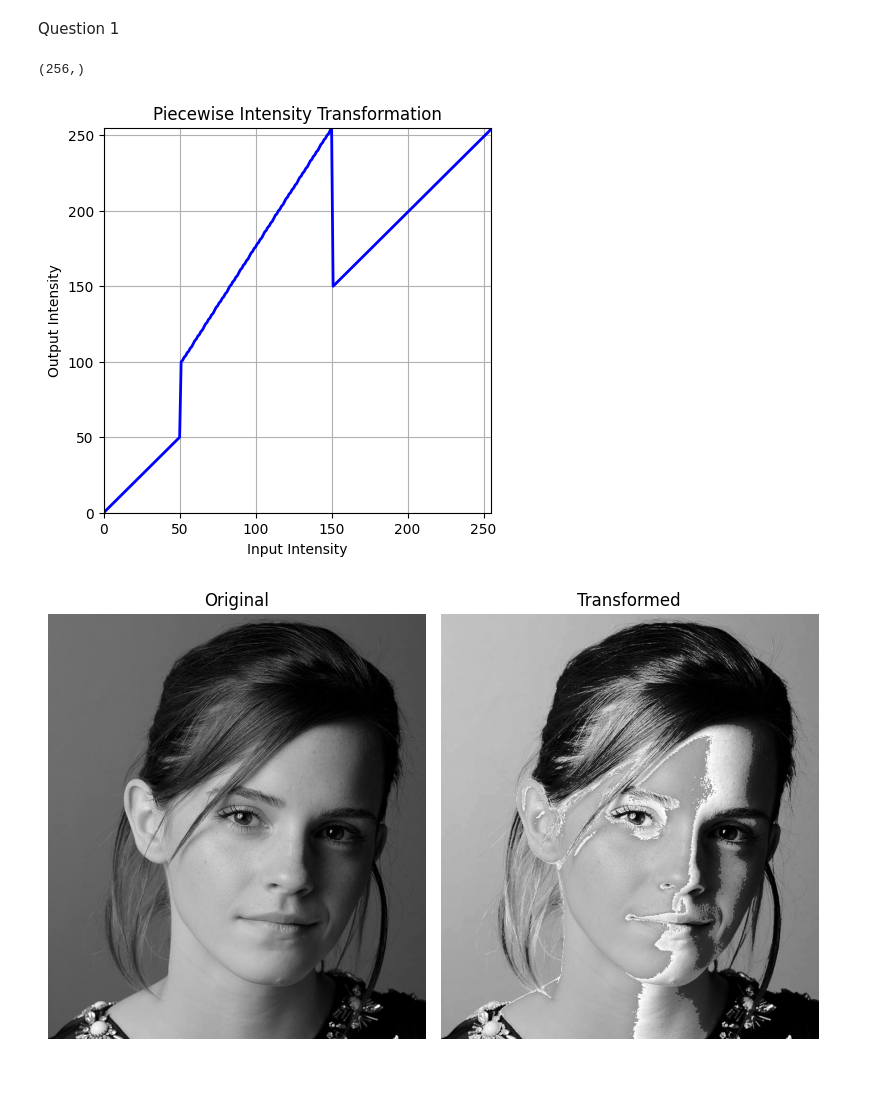
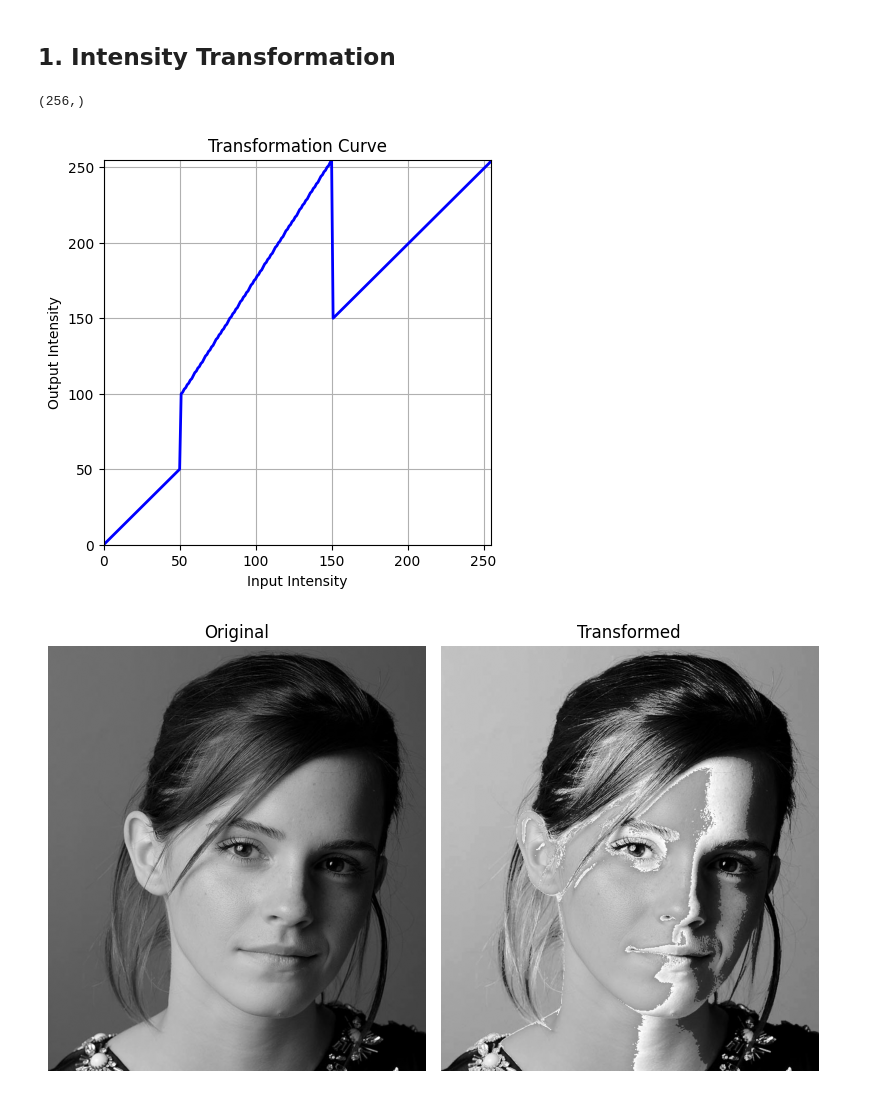
Before and after one commit to Shanmathu21/Point-Operations-and-Spatial-Filtering, a Jupyter notebook: assignment_1.ipynb, the cells around one changed output. Saved outputs shown, nothing was run; the diff lists cells and outputs as text; code cells hidden in the pictures.

```diff
--- a/assignment_1.ipynb
+++ b/assignment_1.ipynb
@@ -3,38 +3,38 @@ import cv2 as cv
 import matplotlib.pyplot as plt
 import numpy as np
 # %% [markdown]
-Question 1
+## 1. Intensity Transformation
 # %%
 # Load grayscale image
 Emma = cv.imread('a1images/emma.jpg', cv.IMREAD_GRAYSCALE)
 assert Emma is not None
 # %%
-# Define piecewise transformation function
+# Define transformation function
 
 # Maps input 0–50 → output 0–50
 t1 = np.linspace(0, 50, num=51).astype('uint8')
 # Maps input 51–150 → output 100–255
 t2 = np.linspace(100, 255, num=100).astype('uint8')
 # Maps input 151–255 → output 150–255
 t3 = np.linspace(150, 255, num=105).astype('uint8')
 
 # Concatenate all segments to create the transformation array
 t = np.concatenate((t1, t2, t3), axis=0).astype('uint8')
 print(t.shape)
 
 # Plot the array
 plt.figure(figsize=(5, 5))
 plt.plot(np.arange(256), t, color='blue', linewidth=2)
-plt.title("Piecewise Intensity Transformation")
+plt.title("Transformation Curve")
 plt.xlabel("Input Intensity")
 plt.ylabel("Output Intensity")
 plt.xlim(0, 255)
 plt.ylim(0, 255)
 plt.grid(True)
 plt.show()
 # %% [output]
 (256,)
-[figure, old version]
+[figure, new version]
 # %%
 # Apply transformation
 g = t[Emma] # Map each pixel
```
Also changed, not shown: parts of 4 cells of this notebook.
